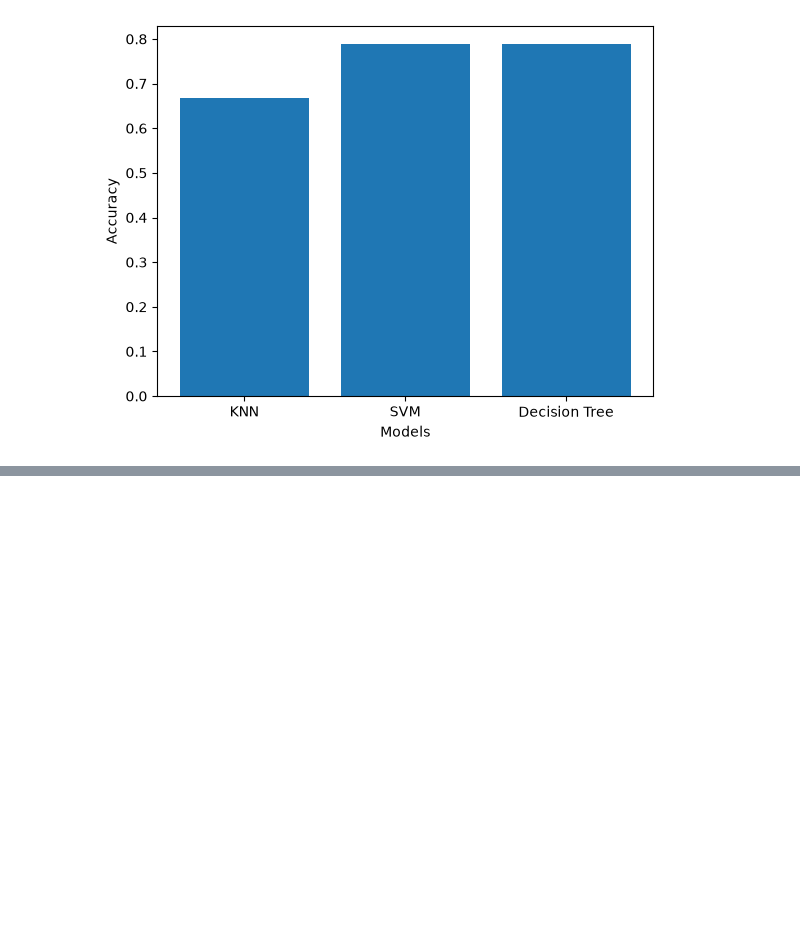
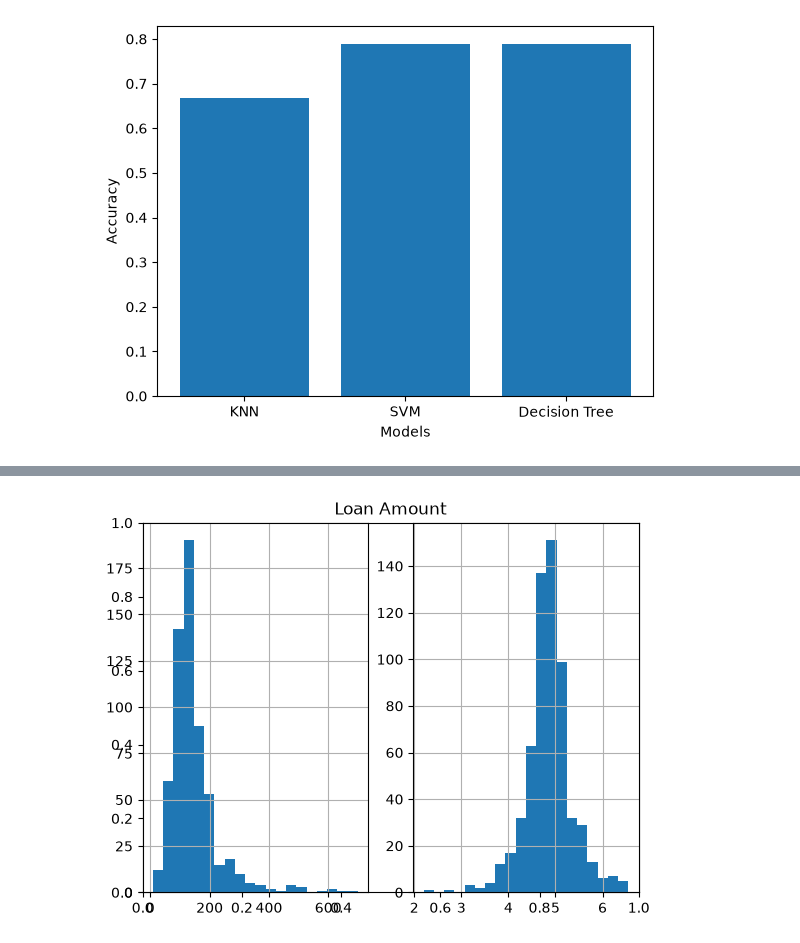
Before and after one commit to revanth01-code/ML-Loan-prediction-, a Jupyter notebook: m.ipynb, the cells around one changed output, grey strips where cells are left out. Cells and saved outputs as stored; diff of their text form; code cells hidden in the pictures; blank space fills up the shorter version.

```diff
--- a/m.ipynb
+++ b/m.ipynb
@@ -884,0 +923,13 @@ plt.show()
+# %%
+plt.figure(1)
+plt.title("Loan Amount")
+
+plt.subplot(121)
+train['LoanAmount'].hist(bins=20)
+
+plt.subplot(122)
+train['LoanAmount_log'].hist(bins=20)
+
+plt.show()
+# %% [output]
+[figure, added]
```
Also changed, not shown: parts of 24 cells of this notebook, 1 other file.
